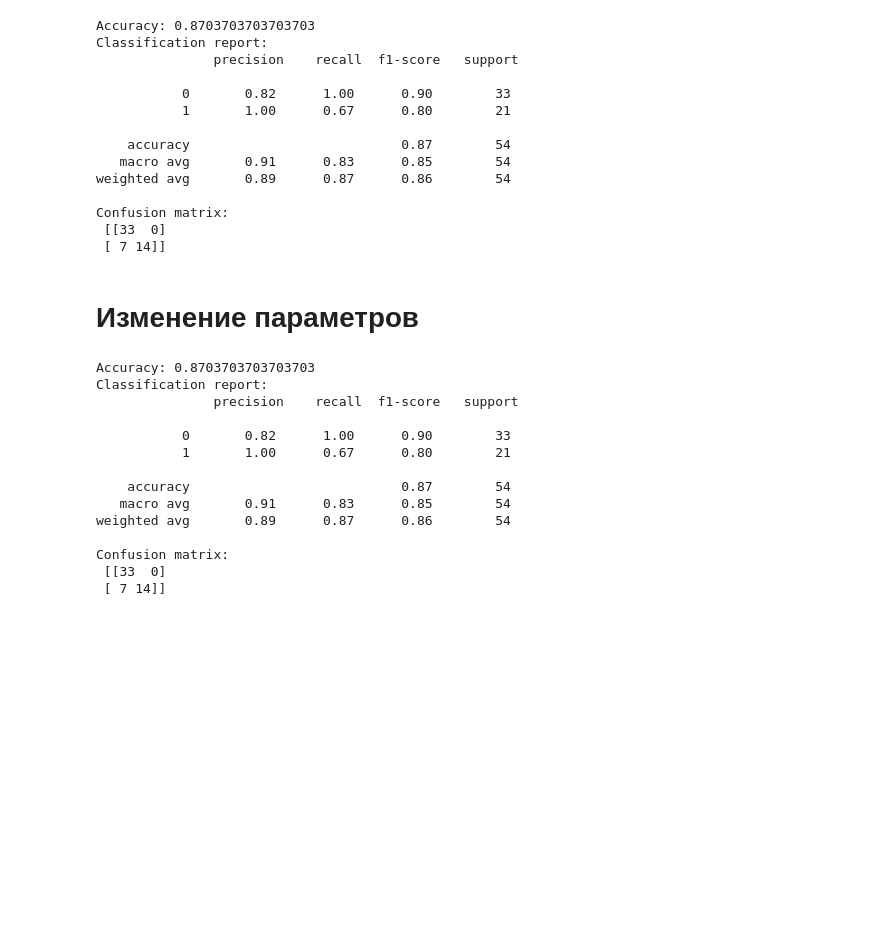
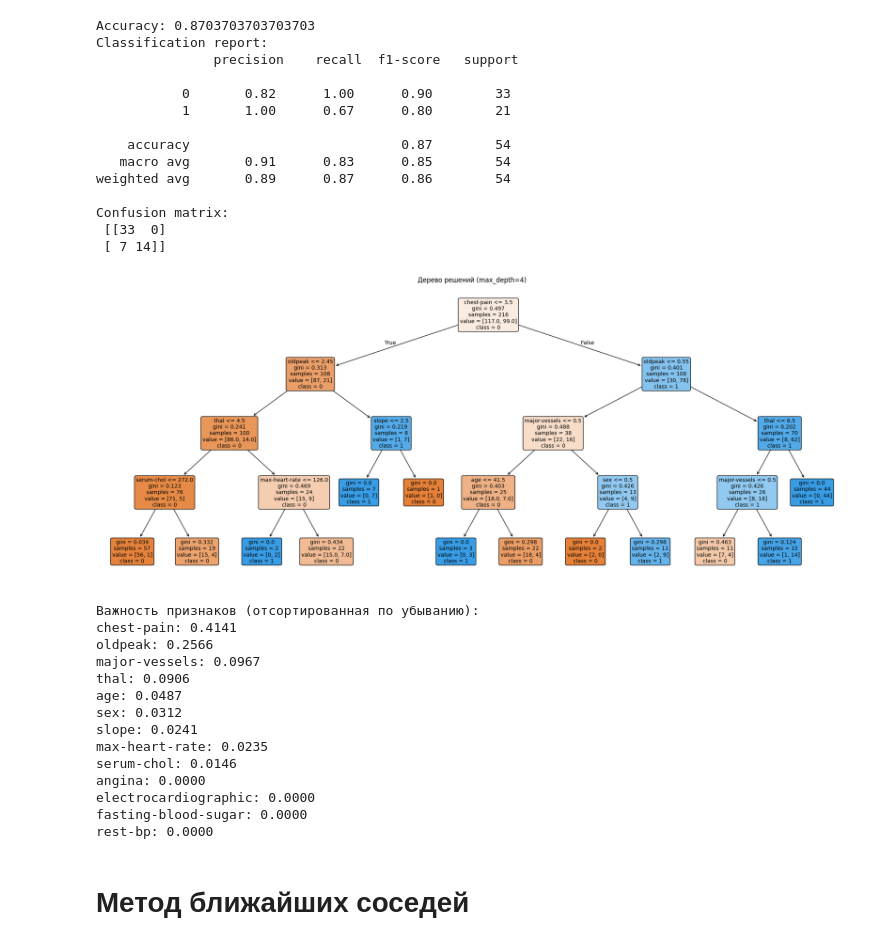
Before and after one commit to olesya1119/ML, a Jupyter notebook: mad/lab3/notebook.ipynb, the cells around one changed output. Cells and saved outputs as stored; diff of their text form; code cells hidden in the pictures; blank space fills up the shorter version.

```diff
--- a/mad/lab3/notebook.ipynb
+++ b/mad/lab3/notebook.ipynb
@@ -254,8 +258,3 @@ X = df.drop('target', axis=1) # Все кроме целевой перемен
 y = df['target'].map({1: 0, 2: 1}) # Целевая переменная + преобразование в бинарную (1 - нет болезни, 0 - есть болезнь)
 
 X_train, X_test, y_train, y_test = train_test_split(X, y, test_size=0.2, random_state=42) # Разделение на обучающую и тестовую выборки
-
-# Стандартизация признаков
-scaler = StandardScaler()
-X_train = scaler.fit_transform(X_train)
-X_test = scaler.transform(X_test)
@@ -379,29 +285,48 @@ weighted avg       0.89      0.87      0.86        54
 Confusion matrix:
  [[33  0]
  [ 7 14]]
-# %% [markdown]
-# Изменение параметров
-# %%
-clf_deep = DecisionTreeClassifier(random_state=42, max_depth=8)
-clf_deep.fit(X_train, y_train)
-y_pred = clf.predict(X_test)
-
-# Оценка и метрики
-print("Accuracy:", accuracy_score(y_test, y_pred))
-print("Classification report:\n", classification_report(y_test, y_pred))
-print("Confusion matrix:\n", confusion_matrix(y_test, y_pred))
-# %% [output]
-Accuracy: 0.8703703703703703
-Classification report:
-               precision    recall  f1-score   support
-
-           0       0.82      1.00      0.90        33
-           1       1.00      0.67      0.80        21
-
-    accuracy                           0.87        54
-   macro avg       0.91      0.83      0.85        54
-weighted avg       0.89      0.87      0.86        54
-
-Confusion matrix:
- [[33  0]
- [ 7 14]]
+# %%
+from sklearn.tree import plot_tree
+
+# Получаем названия признаков (без target)
+feature_names = [col for col in df.columns if col != 'target']
+
+# Визуализация дерева решений
+plt.figure(figsize=(25, 10))
+plot_tree(clf,
+          feature_names=feature_names,
+          class_names=[str(x) for x in clf.classes_],
+          filled=True,
+          rounded=True,
+          fontsize=10)
+plt.title("Дерево решений (max_depth=4)")
+plt.show()
+
+# Важность признаков
+# Важность признаков (отсортированная)
+if hasattr(clf, 'feature_importances_'):
+    print("\nВажность признаков (отсортированная по убыванию):")
+
+    # Сортируем и выводим
+    sorted_indices = np.argsort(clf.feature_importances_)[::-1]
+
+    for i in sorted_indices:
+        print(f"{feature_names[i]}: {clf.feature_importances_[i]:.4f}")
+# %% [output]
+[figure, added]
+Важность признаков (отсортированная по убыванию):
+chest-pain: 0.4141
+oldpeak: 0.2566
+major-vessels: 0.0967
+thal: 0.0906
+age: 0.0487
+sex: 0.0312
+slope: 0.0241
+max-heart-rate: 0.0235
+serum-chol: 0.0146
+angina: 0.0000
+electrocardiographic: 0.0000
+fasting-blood-sugar: 0.0000
+rest-bp: 0.0000
+# %% [markdown]
+# Метод ближайших соседей
```
Also changed, not shown: parts of 17 cells of this notebook.
